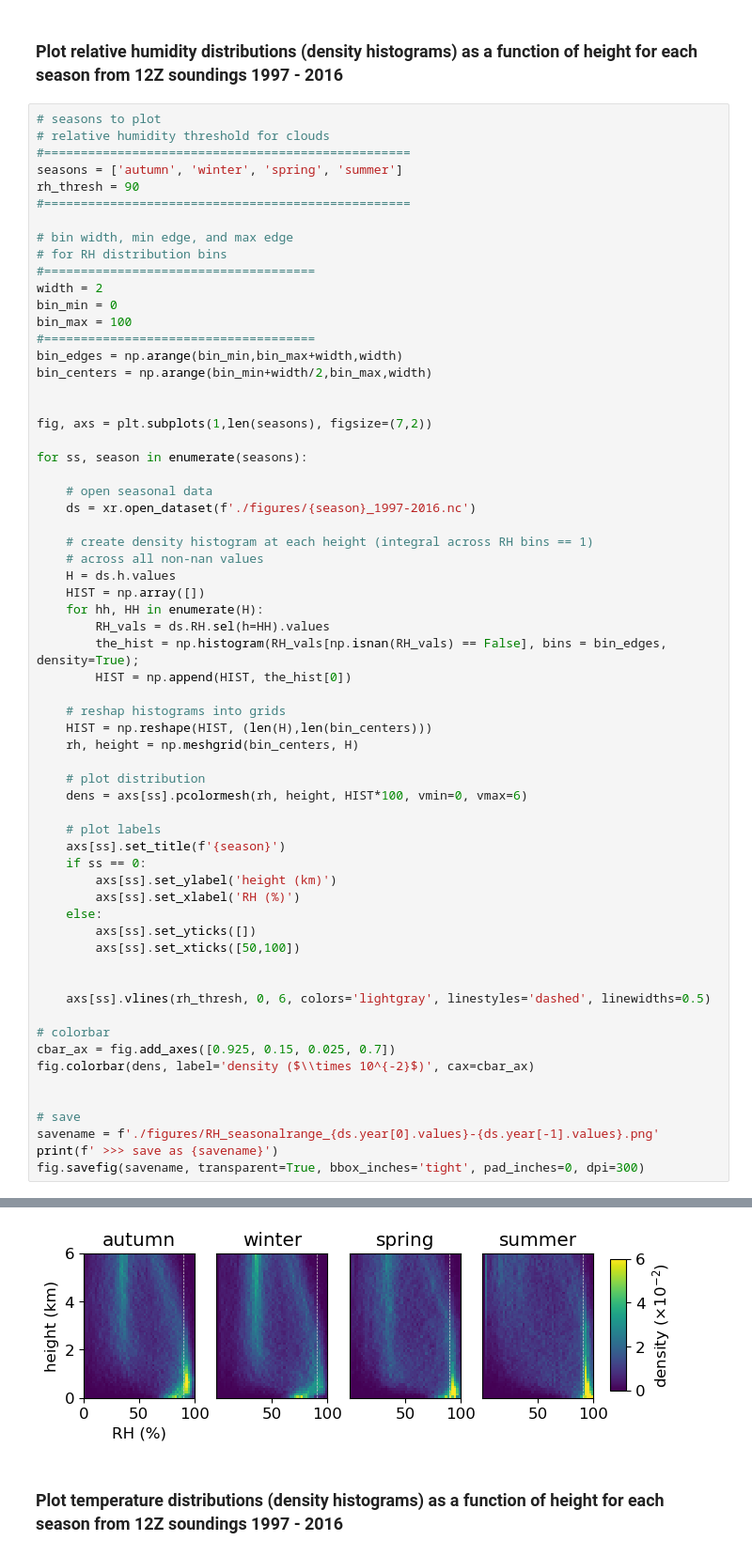
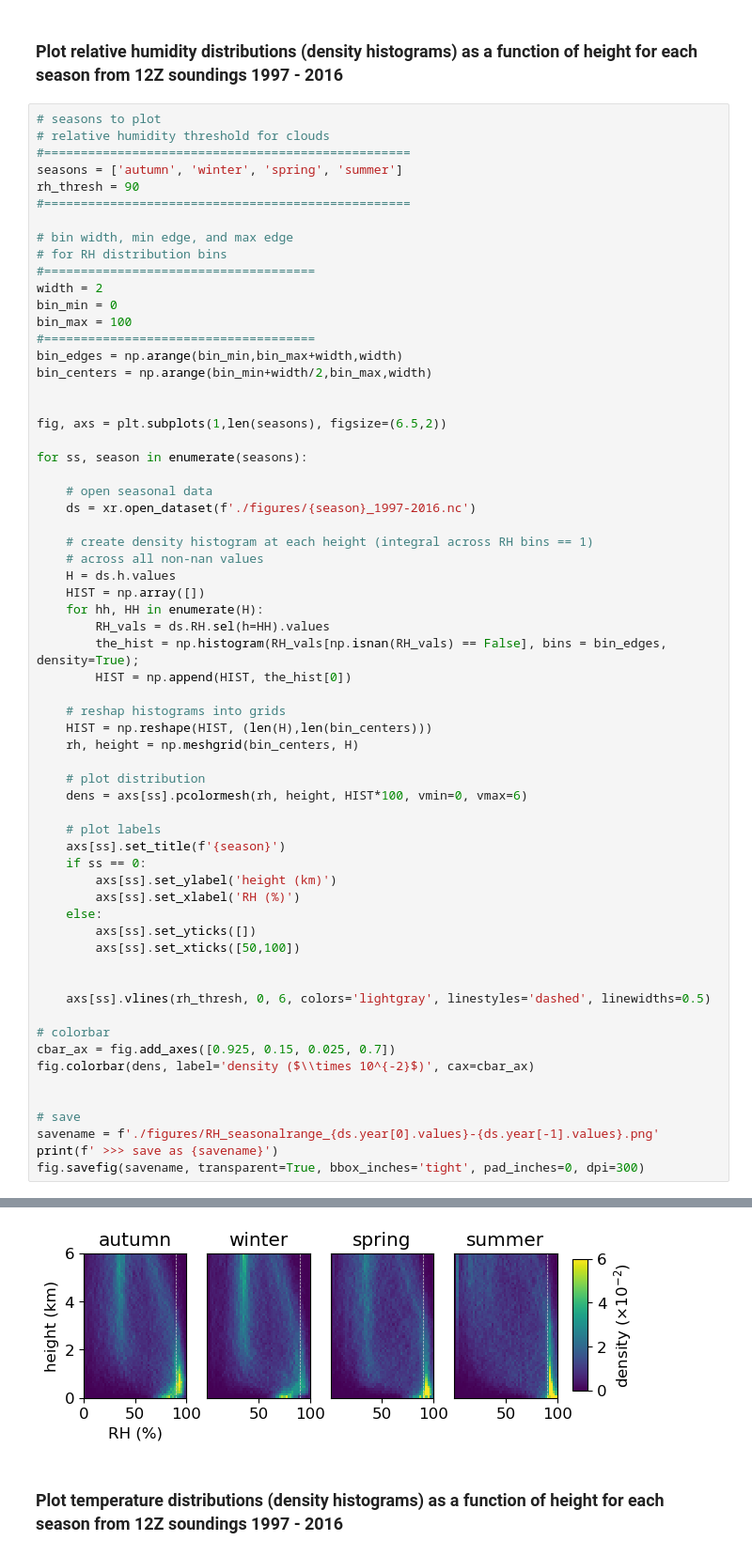
Before and after one commit to mackenziejewell/ArcticClouds_SoundingAnalysis, a Jupyter notebook: 6_plot.ipynb, the cells around one changed output, grey strips where cells are left out. Shown: that part at 94% size. Cells and saved outputs as stored; diff of their text form.

Commit message:
refine plotting codes, adjust sounding grabbing function (siphon)

```diff
--- a/6_plot.ipynb
+++ b/6_plot.ipynb
@@ -46,7 +46,7 @@ bin_edges = np.arange(bin_min,bin_max+width,width)
 bin_centers = np.arange(bin_min+width/2,bin_max,width)
 
 
-fig, axs = plt.subplots(1,len(seasons), figsize=(7,2))
+fig, axs = plt.subplots(1,len(seasons), figsize=(6.5,2))
 
 for ss, season in enumerate(seasons):
 
@@ -65,34 +65,34 @@ for ss, season in enumerate(seasons):
     # reshap histograms into grids
     HIST = np.reshape(HIST, (len(H),len(bin_centers)))
     rh, height = np.meshgrid(bin_centers, H)
 
     # plot distribution
     dens = axs[ss].pcolormesh(rh, height, HIST*100, vmin=0, vmax=6)
 
     # plot labels
     axs[ss].set_title(f'{season}')
     if ss == 0:
         axs[ss].set_ylabel('height (km)')
         axs[ss].set_xlabel('RH (%)')
     else:
         axs[ss].set_yticks([])
         axs[ss].set_xticks([50,100])
 
 
     axs[ss].vlines(rh_thresh, 0, 6, colors='lightgray', linestyles='dashed', linewidths=0.5)
 
 # colorbar
 cbar_ax = fig.add_axes([0.925, 0.15, 0.025, 0.7])
 fig.colorbar(dens, label='density ($\\times 10^{-2}$)', cax=cbar_ax)
 
 
 # save
 savename = f'./figures/RH_seasonalrange_{ds.year[0].values}-{ds.year[-1].values}.png'
 print(f' >>> save as {savename}')
 fig.savefig(savename, transparent=True, bbox_inches='tight', pad_inches=0, dpi=300)
 # %% [output]
  >>> save as ./figures/RH_seasonalrange_1997-2016.png
-[figure, old version]
+[figure, new version]
 # %% [markdown]
 ### Plot temperature distributions (density histograms) as a function of height for each season from 12Z soundings 1997 - 2016
 # %%
```
Also changed, not shown: parts of 11 cells of this notebook, 22 other files.
